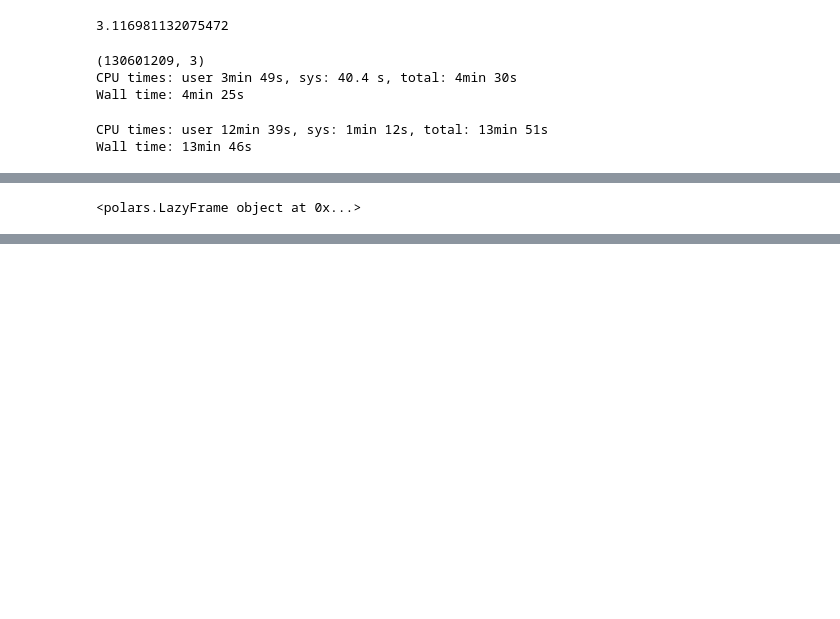
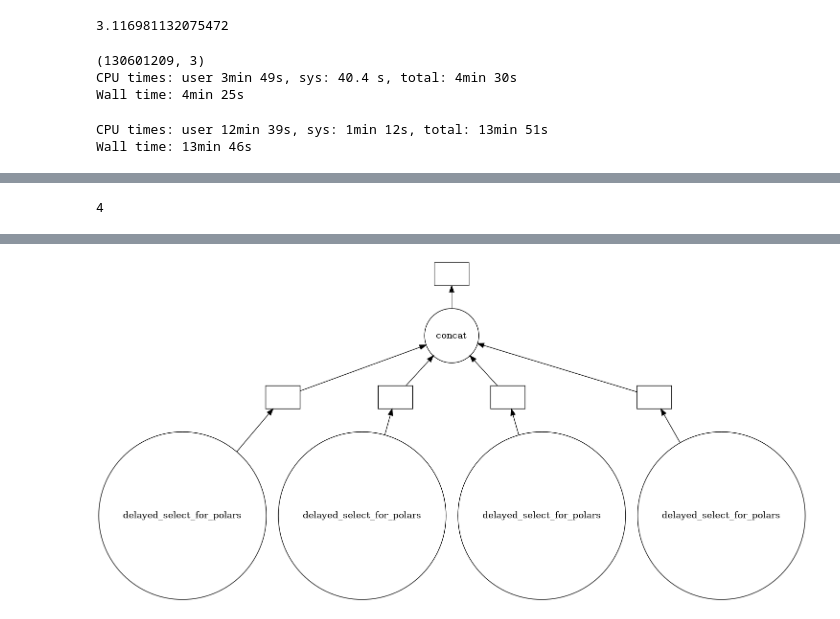
Before and after one commit to nazanin-zinouri/subclu, a Jupyter notebook: notebooks/pn_modeling/djb_01.00-2023-04-07-user_embeddings_agg_testing.ipynb, the cells around one changed output, grey strips where cells are left out. Saved outputs shown, nothing was run; the diff lists cells and outputs as text; code cells hidden in the pictures; blank space fills up the shorter version.

```diff
--- a/notebooks/pn_modeling/djb_01.00-2023-04-07-user_embeddings_agg_testing.ipynb
+++ b/notebooks/pn_modeling/djb_01.00-2023-04-07-user_embeddings_agg_testing.ipynb
@@ -661,4 +672,49 @@ Error originated just after this operation:
-# %%
-dfp_users_tos_long
-# %% [output]
-<polars.LazyFrame object at 0x...>
+# %%
+%%time
+
+n_parallel_splits = 4
+
+a_user_splits = np.array_split(df_users_raw_tos['user_id'], n_parallel_splits)
+print(len(a_user_splits))
+
+l_df_long_parallel = list()
+
+info(f"Create DAG to calculate user<>subreddit long df in parallel...")
+for users_ in tqdm(a_user_splits):
+    # info(f"Define lazy df...")
+    lazy_df = (
+        dfp_users_tos
+        .lazy()
+        .filter(dfp_users_tos['user_id'].is_in(users_))
+        # .head(10000)
+        .select(
+            pl.struct(['user_id', 'feature_value'])
+            .apply(
+                lambda x: reshape_tos_for_df(x['user_id'], x['feature_value'])
+            )
+            .alias('subreddit_tos_expanded')
+        )
+        .unnest('subreddit_tos_expanded')
+    )
+    # info(f"Append df with delayed explode with Dask")
+    l_df_long_parallel.append(
+        dask.delayed(delayed_select_for_polars)(
+            lazy_df,
+            [
+                pl.col('user_id').arr.explode(),
+                pl.col('subreddit_id').arr.explode(),
+                pl.col('tos_pct').arr.explode(),
+            ]
+        )
+    )
+
+info(f"Define df_tos_long DAG in dask")
+dfp_users_tos_long_delayed = dask.delayed(pl.concat)(l_df_long_parallel, how='vertical', parallel=True)
+
+info(f"Dask visualize DAG")
+display(dfp_users_tos_long_delayed.visualize())
+
+info(f"COMPUTE df_tos_long START")
+dfp_users_tos_long = dfp_users_tos_long_delayed.compute()
+info(f"COMPUTE df_tos_long DONE")
+# %% [output]
@@ -664,0 +722 @@ dfp_users_tos_long
+4
@@ -664,0 +725 @@ dfp_users_tos_long
+[figure, added]
```
Also changed, not shown: parts of 8 cells of this notebook, 1 other file.
